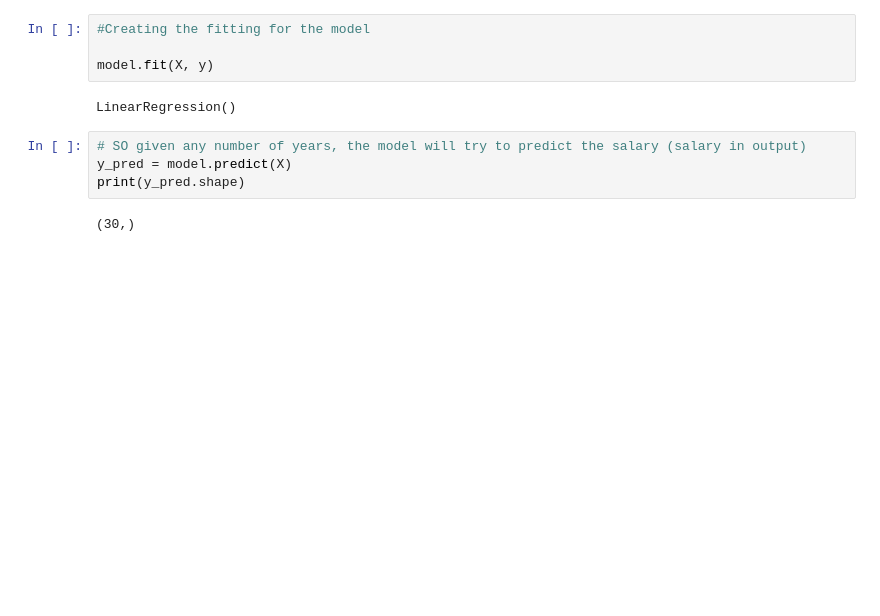
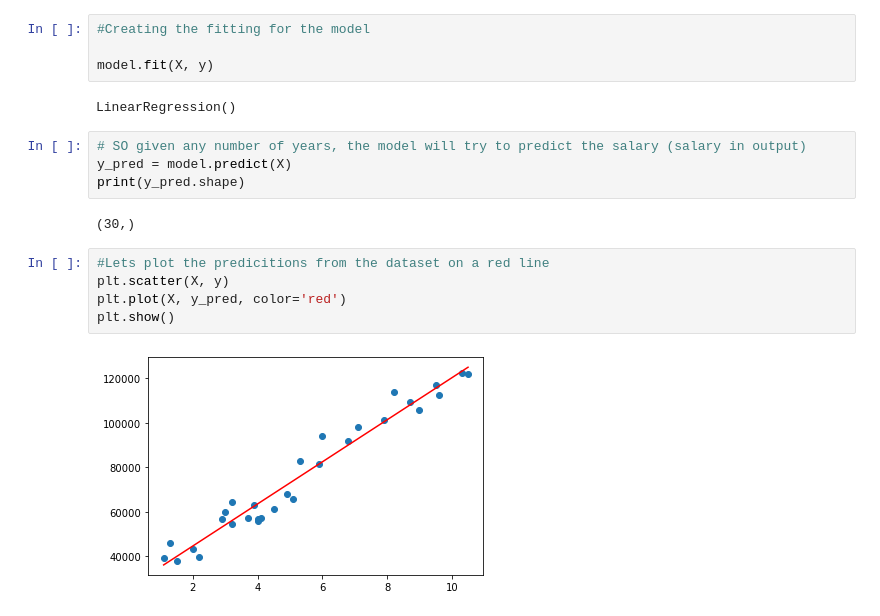
Before and after one commit to TimothySmith017/Supervised_Machine_Learning, a Jupyter notebook: Linear_regression.ipynb, the cells around one changed output. Drawn from its saved outputs; the diff is of its cells as text; blank space fills up the shorter version.

```diff
--- a/Linear_regression.ipynb
+++ b/Linear_regression.ipynb
@@ -50,3 +50,10 @@ y_pred = model.predict(X)
 print(y_pred.shape)
 # %% [output]
 (30,)
+# %%
+#Lets plot the predicitions from the dataset on a red line
+plt.scatter(X, y)
+plt.plot(X, y_pred, color='red')
+plt.show()
+# %% [output]
+[figure, added]
```
Also changed, not shown: parts of 1 cell of this notebook, 2 other files.
